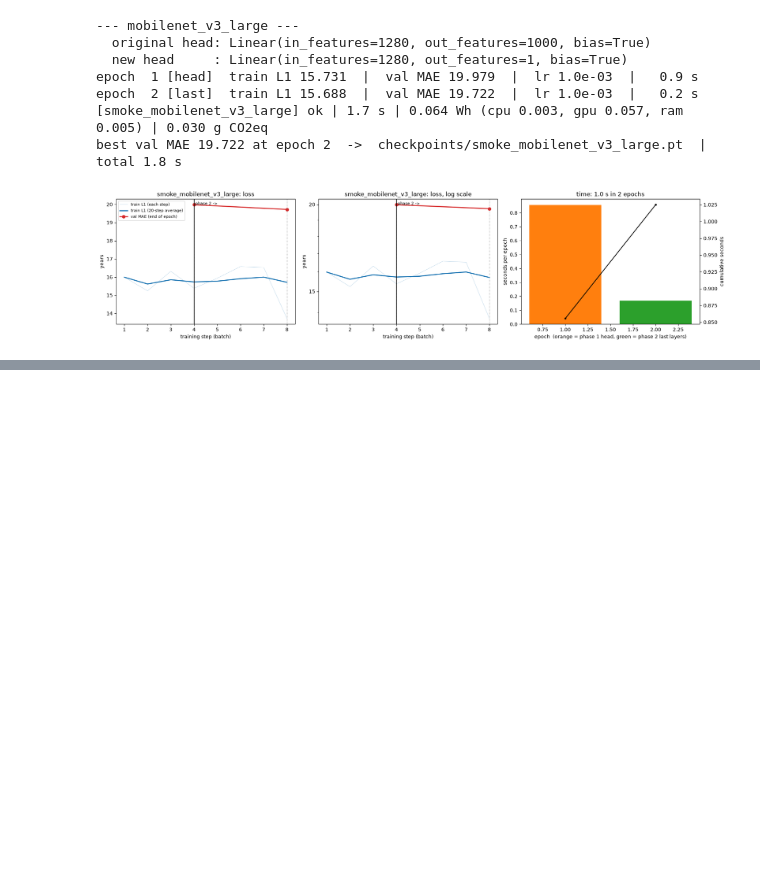
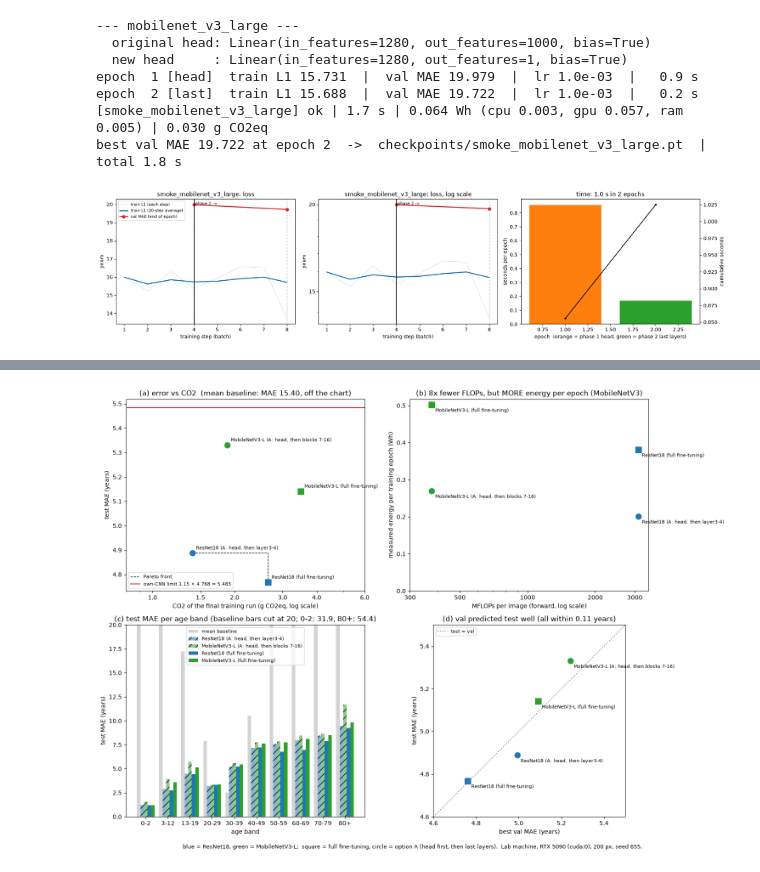
Before and after one commit to fouad1233/CSE655_Deep_Learning_Project, a Jupyter notebook: src/02_pipeline.ipynb, the cells around one changed output, grey strips where cells are left out. Saved outputs shown, nothing was run; the diff lists cells and outputs as text; code cells hidden in the pictures; blank space fills up the shorter version.

```diff
--- a/src/02_pipeline.ipynb
+++ b/src/02_pipeline.ipynb
@@ -968,0 +1233,77 @@ best val MAE 19.722 at epoch 2  ->  checkpoints/smoke_mobilenet_v3_large.pt  |
+# %%
+res = pd.read_csv(RESULTS_CSV)
+runs_log = pd.read_csv(RUNS_CSV)
+std = res[res.run.astype(str).isin(FINAL)].copy()
+std["train_g"] = 1000 * std.train_kg_co2
+std["color"] = ["tab:blue" if r.startswith("resnet18") else "tab:green" for r in std.run]
+std["marker"] = ["s" if s == "full" else "o" for s in std.strategy]
+mae_best = std.test_mae.min()
+limit = 1.15 * mae_best
+
+fig, axes = plt.subplots(2, 2, figsize=(15, 11))
+
+# (a) error vs CO2 with Pareto front -----------------------------------------------------------
+ax = axes[0, 0]
+for _, r in std.iterrows():
+    ax.scatter(r.train_g, r.test_mae, s=90, color=r.color, marker=r.marker, zorder=3)
+    ax.annotate(r.model, (r.train_g, r.test_mae), textcoords="offset points", xytext=(6, 6), fontsize=8)
+pareto, best_so_far = [], np.inf                     # walk from cheapest to most expensive
+for _, r in std.sort_values("train_g").iterrows():
+    if r.test_mae < best_so_far:                     # more accurate than every cheaper model -> on the front
+        pareto.append(r); best_so_far = r.test_mae
+pareto = pd.DataFrame(pareto)
+ax.step(pareto.train_g, pareto.test_mae, where="post", color="black", lw=1, ls="--", label="Pareto front")
+ax.axhline(limit, color="tab:red", lw=1.5, label=f"own-CNN limit 1.15 × {mae_best:.3f} = {limit:.3f}")
+ax.set_xscale("log"); ax.set_xlabel("CO2 of the final training run (g CO2eq, log scale)")
+ax.set_ylabel("test MAE (years)"); ax.set_title("(a) error vs CO2  (mean baseline: MAE 15.40, off the chart)")
+ax.legend(fontsize=8, loc="lower left"); ax.set_xlim(0.8, 6)
+ax.set_xticks([1, 1.5, 2, 3, 4, 6]); ax.xaxis.set_major_formatter(plt.ScalarFormatter()); ax.xaxis.set_minor_formatter(plt.NullFormatter())
+
+# (b) FLOPs vs measured energy per epoch ----------------------------------------------------------
+ax = axes[0, 1]
+for _, r in std.iterrows():
+    tr = runs_log.query("run == @r.run").iloc[-1]
+    wh_epoch = 1000 * tr.energy_kwh / tr.epochs_run
+    ax.scatter(r.mflops_per_img, wh_epoch, s=90, color=r.color, marker=r.marker)
+    ax.annotate(r.model, (r.mflops_per_img, wh_epoch), textcoords="offset points", xytext=(6, -12), fontsize=8)
+ax.set_xscale("log"); ax.set_xlabel("MFLOPs per image (forward, log scale)")
+ax.set_xticks([300, 500, 1000, 2000, 3000]); ax.xaxis.set_major_formatter(plt.ScalarFormatter()); ax.xaxis.set_minor_formatter(plt.NullFormatter())
+ax.set_ylabel("measured energy per training epoch (Wh)")
+ax.set_title("(b) 8x fewer FLOPs, but MORE energy per epoch (MobileNetV3)")
+ax.set_ylim(0, None)
+
+# (c) test MAE per age band -----------------------------------------------------------------------
+ax = axes[1, 0]
+bands = AGE_BANDS
+base = pd.read_csv(GROUP_DIR / "baseline_mean_test.csv").query("group == 'age_band'").set_index("value").loc[bands]
+ax.bar(np.arange(len(bands)) - 0.4, base.mae, width=0.16, color="lightgrey", label="mean baseline", align="edge")
+for k, (_, r) in enumerate(std.iterrows()):
+    g = pd.read_csv(GROUP_DIR / f"{r.run}_test.csv").query("group == 'age_band'").set_index("value").loc[bands]
+    ax.bar(np.arange(len(bands)) - 0.24 + 0.16 * k, g.mae, width=0.16, align="edge", color=r.color,
+           alpha=1 if r.strategy == "full" else 0.55, hatch="" if r.strategy == "full" else "//", label=r.model)
+ax.set_xticks(range(len(bands))); ax.set_xticklabels(bands)
+ax.set_xlabel("age band"); ax.set_ylabel("test MAE (years)"); ax.set_ylim(0, 20)
+ax.set_title("(c) test MAE per age band (baseline bars cut at 20; 0-2: 31.9, 80+: 54.4)")
+ax.legend(fontsize=8)
+
+# (d) val vs test MAE ---------------------------------------------------------------------------------
+ax = axes[1, 1]
+for _, r in std.iterrows():
+    ax.scatter(r.val_mae, r.test_mae, s=90, color=r.color, marker=r.marker)
+    ax.annotate(r.model, (r.val_mae, r.test_mae), textcoords="offset points", xytext=(6, -12), fontsize=8)
+lo, hi = 4.6, 5.5
+ax.plot([lo, hi], [lo, hi], color="grey", ls=":", label="test = val")
+ax.set_xlim(lo, hi); ax.set_ylim(lo, hi); ax.set_aspect("equal")
+ax.set_xlabel("best val MAE (years)"); ax.set_ylabel("test MAE (years)")
+ax.set_title("(d) val predicted test well (all within 0.11 years)"); ax.legend(fontsize=8)
+
+fig.text(0.5, 0.005, "blue = ResNet18, green = MobileNetV3-L;  square = full fine-tuning, circle = option A "
+         "(head first, then last layers).  Lab machine, RTX 5090 (cuda:0), 200 px, seed 655.", ha="center", fontsize=9)
+plt.tight_layout(rect=(0, 0.02, 1, 1))
+fig.savefig(FIG_DIR / "findings_standard_models.png", dpi=120)
+plt.show()
+
+print("Pareto front (cheapest first):")
+print(pareto[["model", "train_g", "test_mae"]].rename(columns={"train_g": "train g CO2"}).round(3).to_string(index=False))
+# %% [output]
+[figure, added]
```
Also changed, not shown: parts of 19 cells of this notebook, 29 other files.
